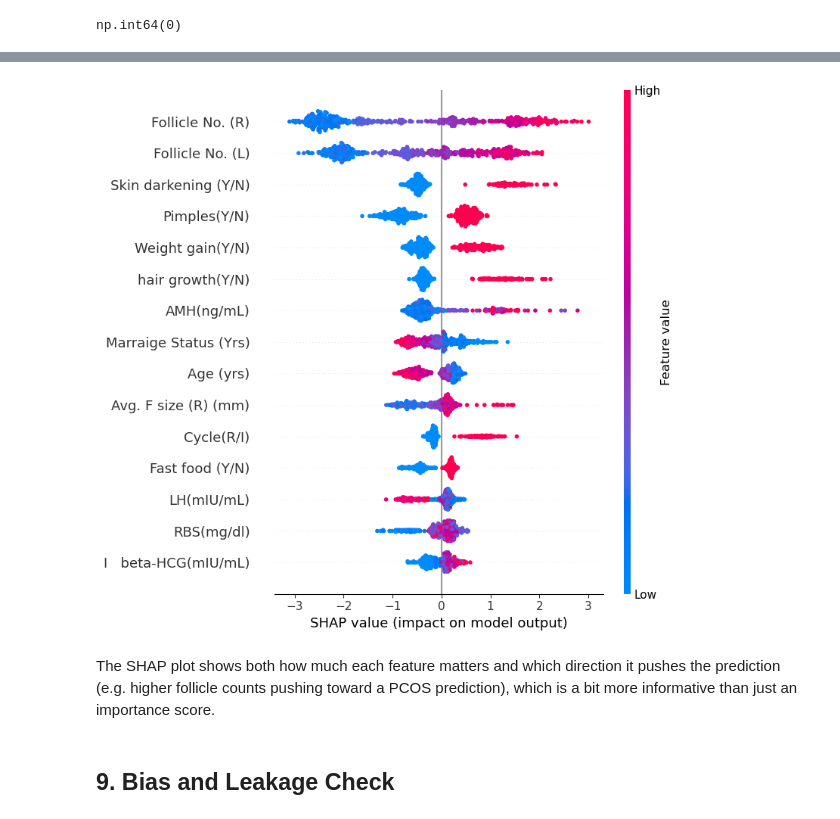
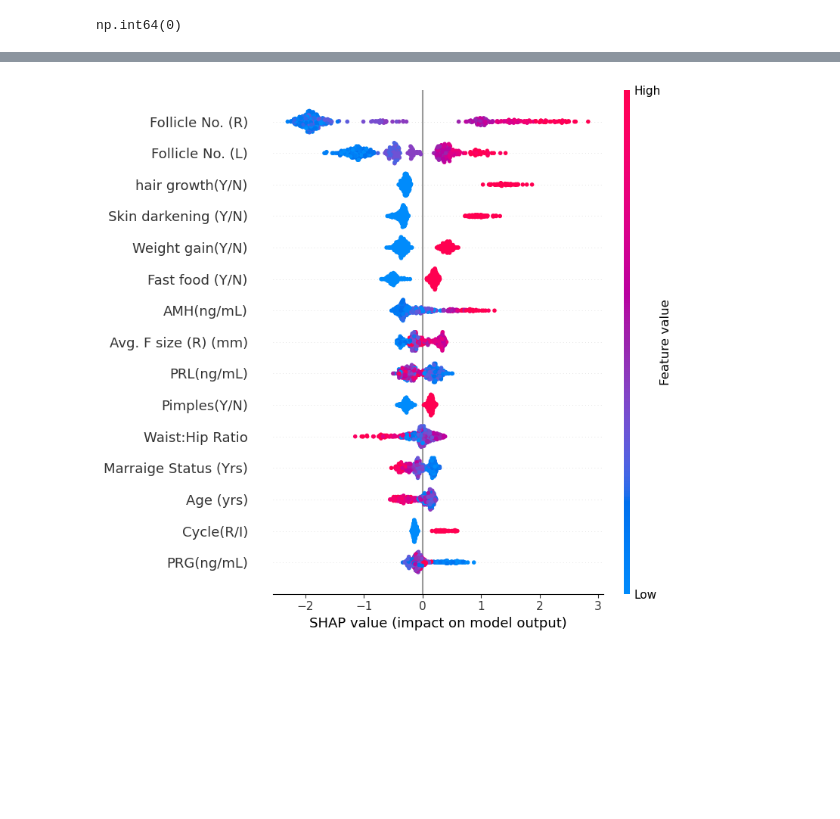
Before and after one commit to omkarrnaik/cycletwin-ai, a Jupyter notebook: data/pcos_eda_analysis.ipynb, the cells around one changed output, grey strips where cells are left out. Saved outputs shown, nothing was run; the diff lists cells and outputs as text; code cells hidden in the pictures; blank space fills up the shorter version.

```diff
--- a/data/pcos_eda_analysis.ipynb
+++ b/data/pcos_eda_analysis.ipynb
@@ -168,5 +172,5 @@ data goes into a real model, since they can distort correlations and outlier sta
 # %%
-numeric_cols = df.select_dtypes(include=[np.number]).columns.tolist()
+numeric_cols = df.select_dtypes(include=[np.number]).columns.drop('is_real', errors='ignore').tolist()
 flag_cols = ['PCOS (Y/N)', 'Pregnant(Y/N)', 'Weight gain(Y/N)', 'hair growth(Y/N)', 'Skin darkening (Y/N)',
              'Hair loss(Y/N)', 'Pimples(Y/N)', 'Fast food (Y/N)', 'Reg.Exercise(Y/N)', 'Cycle(R/I)', 'Blood Group']
 continuous_cols = [c for c in numeric_cols if c not in flag_cols]
@@ -309,9 +274,9 @@ PCOS — coming back to this in the bias/leakage section.
 # %%
 rows = []
 for c in continuous_cols:
-    g0 = df.loc[df[target] == 0, c]
-    g1 = df.loc[df[target] == 1, c]
-    r, p = pointbiserialr(df[target], df[c])
+    g0 = df_stat.loc[df_stat[target] == 0, c]
+    g1 = df_stat.loc[df_stat[target] == 1, c]
+    r, p = pointbiserialr(df_stat[target], df_stat[c])
     _, p_mw = mannwhitneyu(g0, g1)
     rows.append([c, r, p, p_mw, g0.mean(), g1.mean()])
 
@@ -342,7 +307,7 @@ num_vs_target.round(4)
 top_num = num_vs_target.head(6)['feature'].tolist()
 fig, axes = plt.subplots(2, 3, figsize=(14, 8))
 for ax, c in zip(axes.flatten(), top_num):
-    sns.boxplot(x=df[target], y=df[c], ax=ax)
+    sns.boxplot(x=df_stat[target], y=df_stat[c], ax=ax)
     ax.set_title(c, fontsize=9)
 plt.tight_layout()
 plt.show()
@@ -515,7 +435,7 @@ tree-based models, which can pick up non-linear splits and interactions between
 # %%
-feature_cols = [c for c in df.columns if c != target]
-X = df[feature_cols]
-y = df[target]
+feature_cols = [c for c in df.columns if c not in (target, 'is_real')]
+X = df_stat[feature_cols]
+y = df_stat[target]
 
 mi = mutual_info_classif(X, y, random_state=RANDOM_STATE)
 mi_scores = pd.Series(mi, index=feature_cols).sort_values(ascending=False)
@@ -573,15 +520,12 @@ Permutation importance is measured on the held-out test set rather than during t
 # %%
 if SHAP_AVAILABLE:
-    explainer = shap.TreeExplainer(xgb_clf)
-    shap_values = explainer.shap_values(X_test)
-    shap.summary_plot(shap_values, X_test, show=False, max_display=15)
+    X_test_prep = pd.DataFrame(xgb_clf[:-1].transform(X_test), columns=cols, index=X_test.index)
+    explainer = shap.TreeExplainer(xgb_clf[-1])
+    shap_values = explainer.shap_values(X_test_prep)
+    shap.summary_plot(shap_values, X_test_prep, show=False, max_display=15)
     plt.tight_layout()
     plt.show()
 else:
     print('shap is not installed in this environment, skipping this plot.')
 # %% [output]
-[figure, old version]
+[figure, new version]
-# %% [markdown]
-The SHAP plot shows both how much each feature matters and which direction it pushes the prediction (e.g. higher follicle counts pushing toward a PCOS prediction), which is a bit more informative than just an importance score.
-# %% [markdown]
-## 9. Bias and Leakage Check
```
Also changed, not shown: parts of 80 cells of this notebook, 13 other files.
